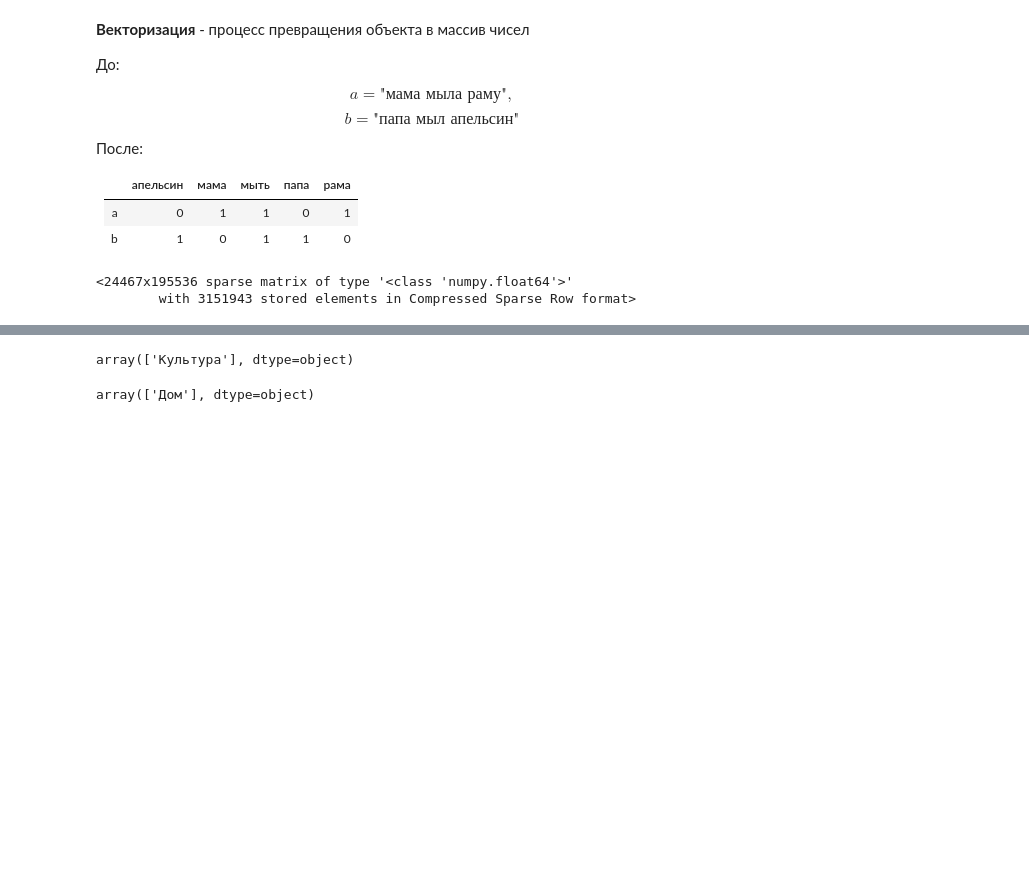
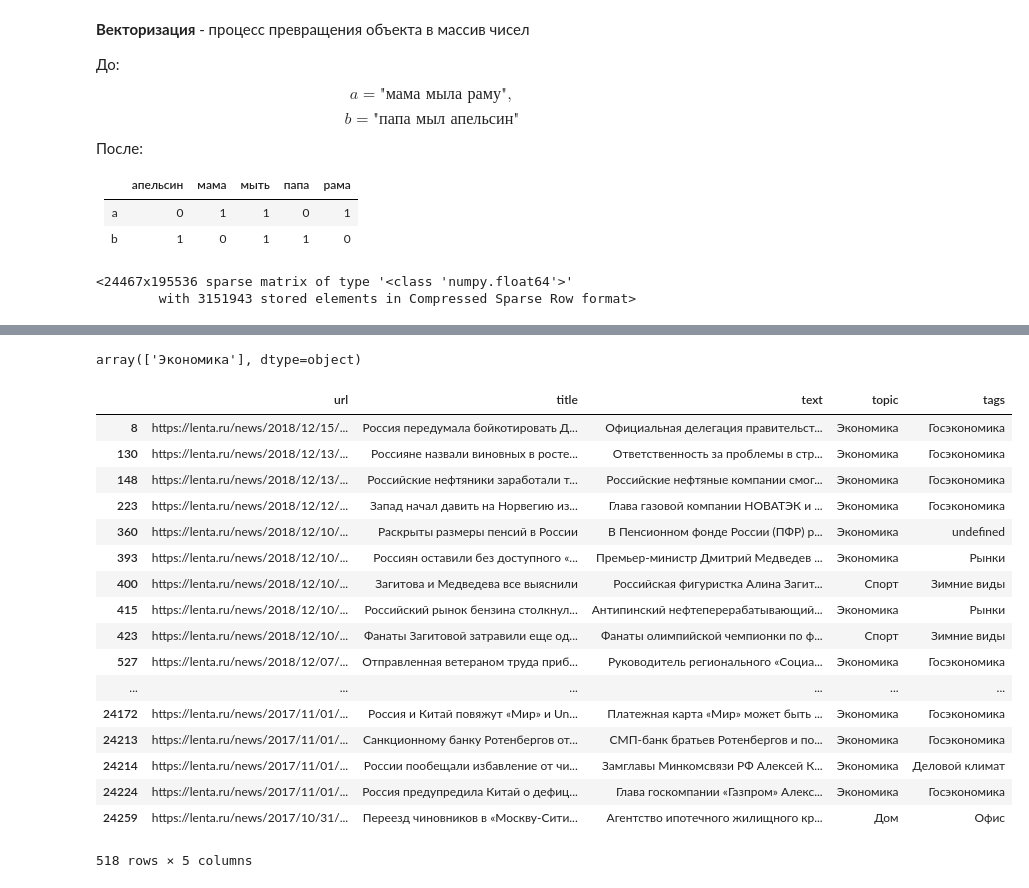
Before and after one commit to anastasiarazb/skillbox_nlp_demo, a Jupyter notebook: skillbox demo.ipynb, the cells around one changed output, grey strips where cells are left out. Cells and saved outputs as stored; diff of their text form; code cells hidden in the pictures; blank space fills up the shorter version.

Commit message:
add DS intro webinar data

```diff
--- a/skillbox demo.ipynb
+++ b/skillbox demo.ipynb
@@ -104,8 +138,29 @@ test -  0.9297
 # %%
 # попробуем проверить модель вручную
-model.predict(vectorizer.transform(['В Омске прошла выставка жареных гвоздей']))
+model.predict(vectorizer.transform(['Медведев']))
 # %% [output]
-array(['Культура'], dtype=object)
+array(['Экономика'], dtype=object)
+# %%
+data[data['text'].str.contains('Медведев')]
+# %% [output]
+|  | url | title | text | topic | tags |
+| 8 | https://lenta.ru/news/2018/12/15/... | Россия передумала бойкотировать Д... | Официальная делегация правительст... | Экономика | Госэкономика |
+| 130 | https://lenta.ru/news/2018/12/13/... | Россияне назвали виновных в росте... | Ответственность за проблемы в стр... | Экономика | Госэкономика |
+| 148 | https://lenta.ru/news/2018/12/13/... | Российские нефтяники заработали т... | Российские нефтяные компании смог... | Экономика | Госэкономика |
+| 223 | https://lenta.ru/news/2018/12/12/... | Запад начал давить на Норвегию из... | Глава газовой компании НОВАТЭК и ... | Экономика | Госэкономика |
+| 360 | https://lenta.ru/news/2018/12/10/... | Раскрыты размеры пенсий в России | В Пенсионном фонде России (ПФР) р... | Экономика | undefined |
+| 393 | https://lenta.ru/news/2018/12/10/... | Россиян оставили без доступного «... | Премьер-министр Дмитрий Медведев ... | Экономика | Рынки |
+| 400 | https://lenta.ru/news/2018/12/10/... | Загитова и Медведева все выяснили | Российская фигуристка Алина Загит... | Спорт | Зимние виды |
+| 415 | https://lenta.ru/news/2018/12/10/... | Российский рынок бензина столкнул... | Антипинский нефтеперерабатывающий... | Экономика | Рынки |
+| 423 | https://lenta.ru/news/2018/12/10/... | Фанаты Загитовой затравили еще од... | Фанаты олимпийской чемпионки по ф... | Спорт | Зимние виды |
+| 527 | https://lenta.ru/news/2018/12/07/... | Отправленная ветераном труда приб... | Руководитель регионального «Социа... | Экономика | Госэкономика |
+| ... | ... | ... | ... | ... | ... |
+| 24172 | https://lenta.ru/news/2017/11/01/... | Россия и Китай повяжут «Мир» и Un... | Платежная карта «Мир» может быть ... | Экономика | Госэкономика |
+| 24213 | https://lenta.ru/news/2017/11/01/... | Санкционному банку Ротенбергов от... | СМП-банк братьев Ротенбергов и по... | Экономика | Госэкономика |
+| 24214 | https://lenta.ru/news/2017/11/01/... | России пообещали избавление от чи... | Замглавы Минкомсвязи РФ Алексей К... | Экономика | Деловой климат |
+| 24224 | https://lenta.ru/news/2017/11/01/... | Россия предупредила Китай о дефиц... | Глава госкомпании «Газпром» Алекс... | Экономика | Госэкономика |
+| 24259 | https://lenta.ru/news/2017/10/31/... | Переезд чиновников в «Москву-Сити... | Агентство ипотечного жилищного кр... | Дом | Офис |
+518 rows × 5 columns
 # %%
 # аренда жилья превысила спрос 2018 года
 # на форуме инноваций Греф презентовал новую платформу для игры на бирже
@@ -114,4 +171,2 @@ array(['Культура'], dtype=object)
 # %%
-model.predict(vectorizer.transform([' аренда жилья превысила спрос 2018 года']))
+model.predict(vectorizer.transform(['жареных']))
-# %% [output]
-array(['Дом'], dtype=object)
```
Also changed, not shown: parts of 8 cells of this notebook, 1 other file.
